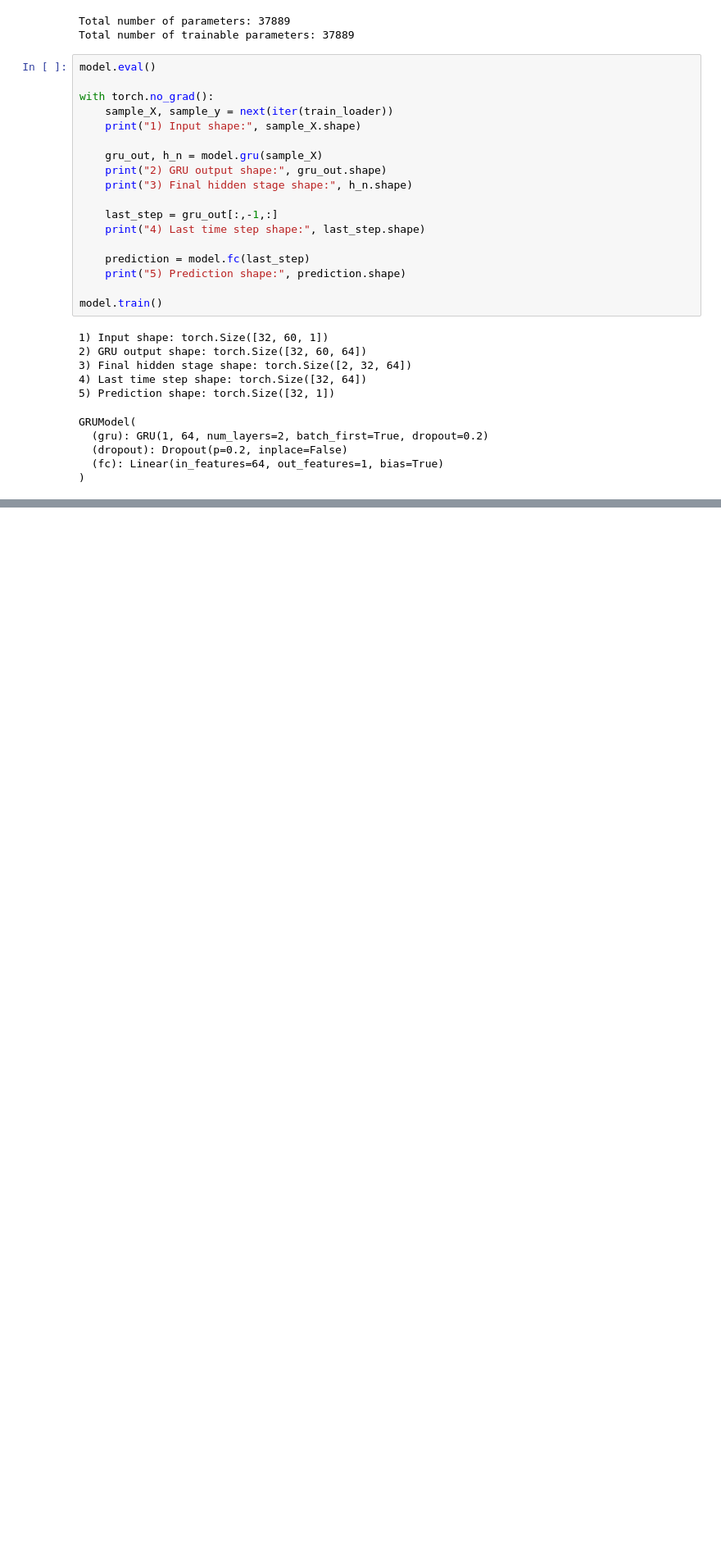
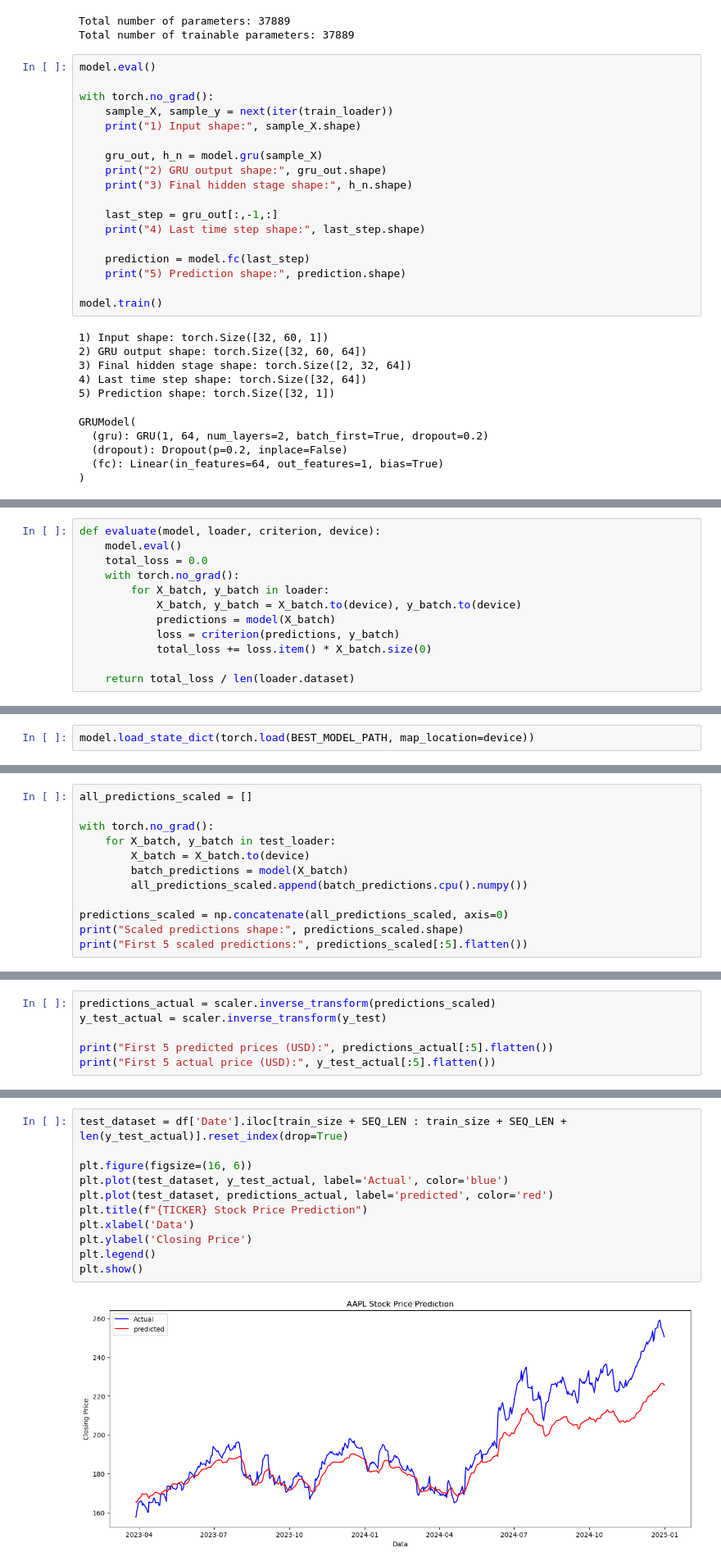
Before and after one commit to Niraj7272/DataScience, a Jupyter notebook: Practice/DL/RNN/GRU_model/stock_price_prediction.ipynb, the cells around one changed output, grey strips where cells are left out. Shown at 82% size. Cells and saved outputs as stored; diff of their text form; blank space fills up the shorter version.

Commit message:
stock pred using rnn

```diff
--- a/Practice/DL/RNN/GRU_model/stock_price_prediction.ipynb
+++ b/Practice/DL/RNN/GRU_model/stock_price_prediction.ipynb
@@ -387,0 +427,12 @@ GRUModel(
+# %%
+def evaluate(model, loader, criterion, device):
+    model.eval()
+    total_loss = 0.0
+    with torch.no_grad():
+        for X_batch, y_batch in loader:
+            X_batch, y_batch = X_batch.to(device), y_batch.to(device)
+            predictions = model(X_batch)
+            loss = criterion(predictions, y_batch)
+            total_loss += loss.item() * X_batch.size(0)
+
+    return total_loss / len(loader.dataset)
@@ -387,0 +489,2 @@ GRUModel(
+# %%
+model.load_state_dict(torch.load(BEST_MODEL_PATH, map_location=device))
@@ -387,0 +501,12 @@ GRUModel(
+# %%
+all_predictions_scaled = []
+
+with torch.no_grad():
+    for X_batch, y_batch in test_loader:
+        X_batch = X_batch.to(device)
+        batch_predictions = model(X_batch)
+        all_predictions_scaled.append(batch_predictions.cpu().numpy())
+
+predictions_scaled = np.concatenate(all_predictions_scaled, axis=0)
+print("Scaled predictions shape:", predictions_scaled.shape)
+print("First 5 scaled predictions:", predictions_scaled[:5].flatten())
@@ -387,0 +516,6 @@ GRUModel(
+# %%
+predictions_actual = scaler.inverse_transform(predictions_scaled)
+y_test_actual = scaler.inverse_transform(y_test)
+
+print("First 5 predicted prices (USD):", predictions_actual[:5].flatten())
+print("First 5 actual price (USD):", y_test_actual[:5].flatten())
@@ -387,0 +525,13 @@ GRUModel(
+# %%
+test_dataset = df['Date'].iloc[train_size + SEQ_LEN : train_size + SEQ_LEN + len(y_test_actual)].reset_index(drop=True)
+
+plt.figure(figsize=(16, 6))
+plt.plot(test_dataset, y_test_actual, label='Actual', color='blue')
+plt.plot(test_dataset, predictions_actual, label='predicted', color='red')
+plt.title(f"{TICKER} Stock Price Prediction")
+plt.xlabel('Data')
+plt.ylabel('Closing Price')
+plt.legend()
+plt.show()
+# %% [output]
+[figure, added]
```
Also changed, not shown: parts of 14 cells of this notebook, 1 other file.
